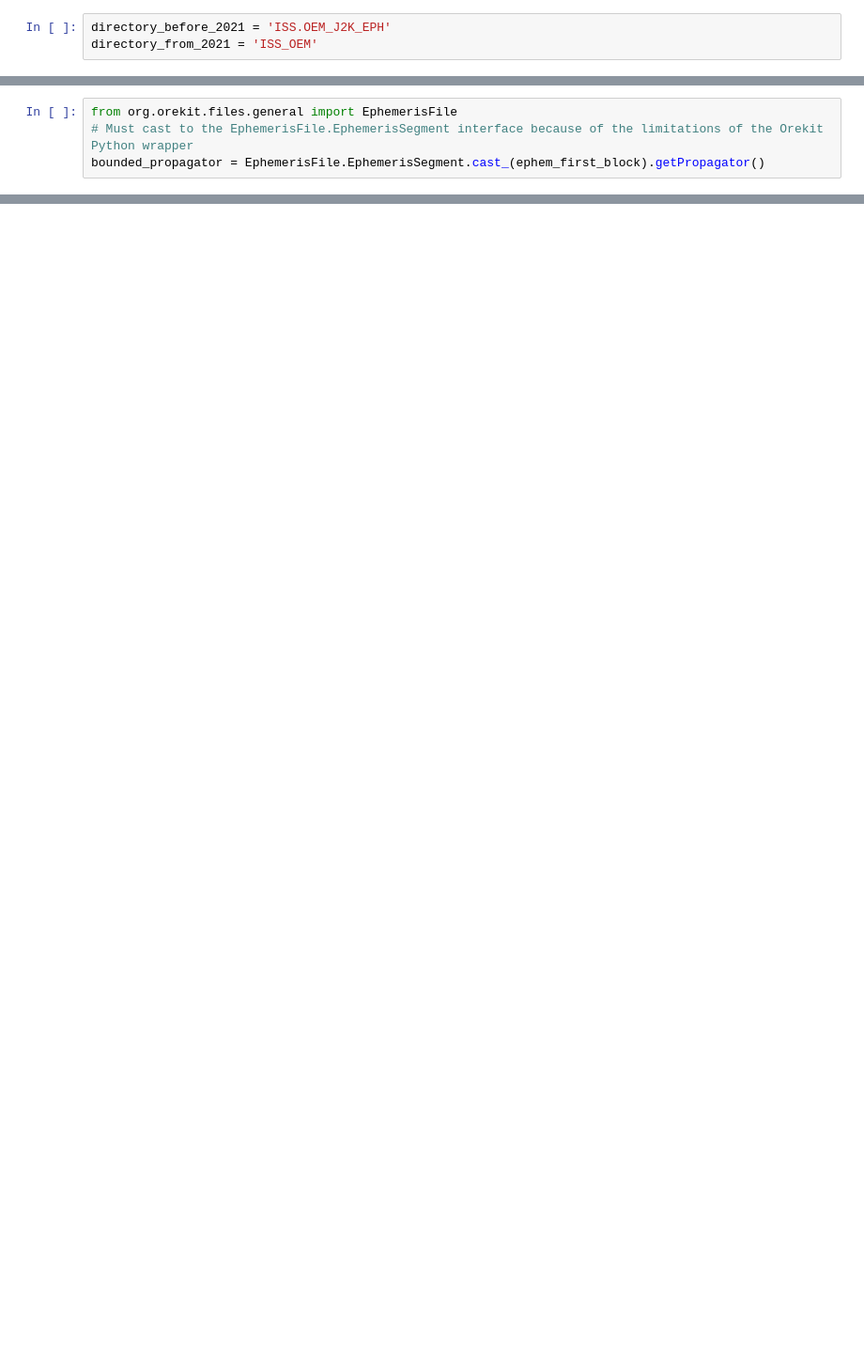
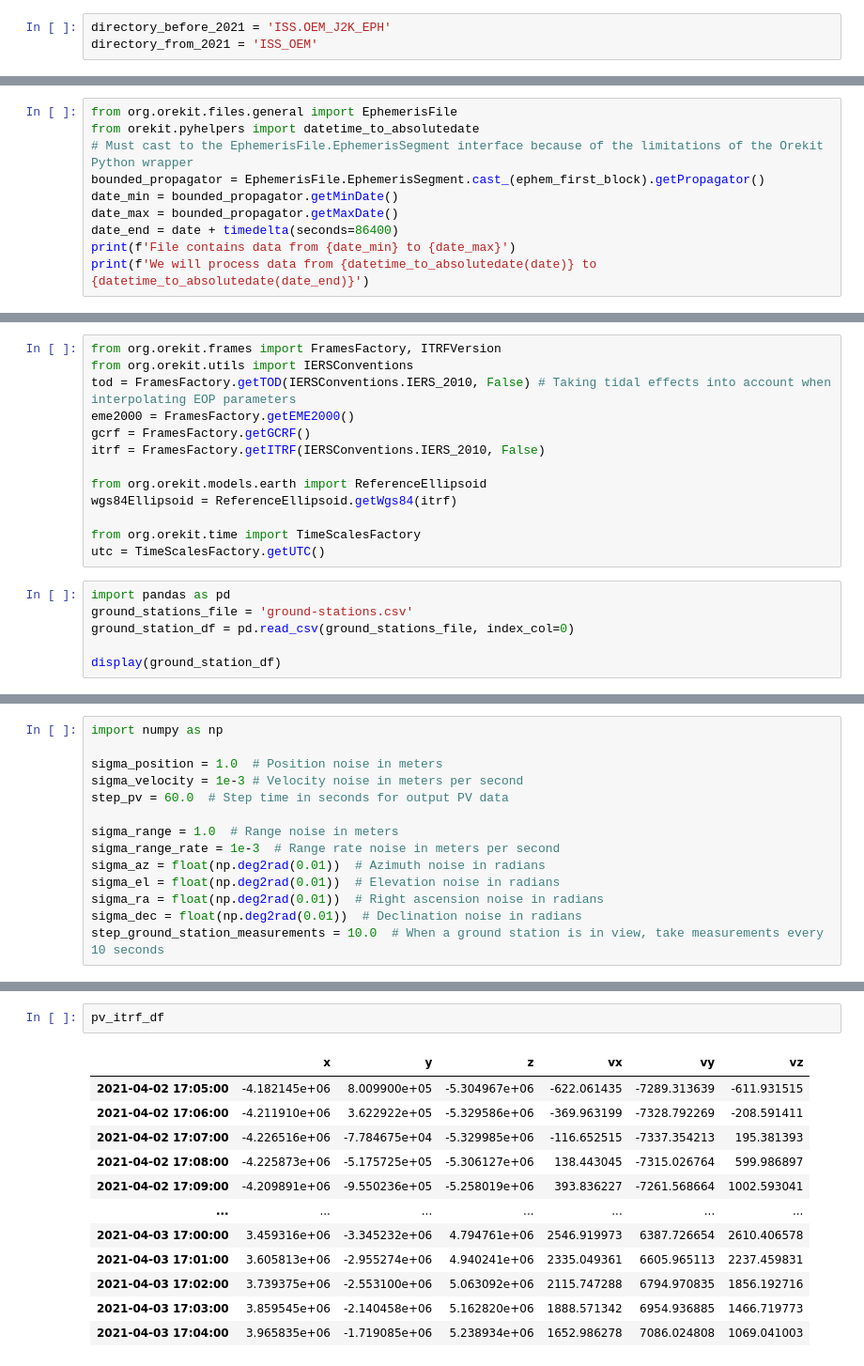
Before and after one commit to GorgiAstro/iss-ccsds-oem, a Jupyter notebook: 01-iss_ccsds_oem_read.ipynb, the cells around one changed output, grey strips where cells are left out. Shown at 94% size. Saved outputs shown, nothing was run; the diff lists cells and outputs as text; blank space fills up the shorter version.

Commit message:
Measurement generation: PV, RA/DEC, AZ/EL

```diff
--- a/01-iss_ccsds_oem_read.ipynb
+++ b/01-iss_ccsds_oem_read.ipynb
@@ -72,4 +74,10 @@ Getting the PV coordinates
 # %%
 from org.orekit.files.general import EphemerisFile
+from orekit.pyhelpers import datetime_to_absolutedate
 # Must cast to the EphemerisFile.EphemerisSegment interface because of the limitations of the Orekit Python wrapper
 bounded_propagator = EphemerisFile.EphemerisSegment.cast_(ephem_first_block).getPropagator()
+date_min = bounded_propagator.getMinDate()
+date_max = bounded_propagator.getMaxDate()
+date_end = date + timedelta(seconds=86400)
+print(f'File contains data from {date_min} to {date_max}')
+print(f'We will process data from {datetime_to_absolutedate(date)} to {datetime_to_absolutedate(date_end)}')
@@ -80,0 +91,19 @@ pv_eme2000 = bounded_propagator.getPVCoordinates(datetime_to_absolutedate(date),
+# %%
+from org.orekit.frames import FramesFactory, ITRFVersion
+from org.orekit.utils import IERSConventions
+tod = FramesFactory.getTOD(IERSConventions.IERS_2010, False) # Taking tidal effects into account when interpolating EOP parameters
+eme2000 = FramesFactory.getEME2000()
+gcrf = FramesFactory.getGCRF()
+itrf = FramesFactory.getITRF(IERSConventions.IERS_2010, False)
+
+from org.orekit.models.earth import ReferenceEllipsoid
+wgs84Ellipsoid = ReferenceEllipsoid.getWgs84(itrf)
+
+from org.orekit.time import TimeScalesFactory
+utc = TimeScalesFactory.getUTC()
+# %%
+import pandas as pd
+ground_stations_file = 'ground-stations.csv'
+ground_station_df = pd.read_csv(ground_stations_file, index_col=0)
+
+display(ground_station_df)
@@ -80,0 +118,14 @@ pv_eme2000 = bounded_propagator.getPVCoordinates(datetime_to_absolutedate(date),
+# %%
+import numpy as np
+
+sigma_position = 1.0  # Position noise in meters
+sigma_velocity = 1e-3 # Velocity noise in meters per second
+step_pv = 60.0  # Step time in seconds for output PV data
+
+sigma_range = 1.0  # Range noise in meters
+sigma_range_rate = 1e-3  # Range rate noise in meters per second
+sigma_az = float(np.deg2rad(0.01))  # Azimuth noise in radians
+sigma_el = float(np.deg2rad(0.01))  # Elevation noise in radians
+sigma_ra = float(np.deg2rad(0.01))  # Right ascension noise in radians
+sigma_dec = float(np.deg2rad(0.01))  # Declination noise in radians
+step_ground_station_measurements = 10.0  # When a ground station is in view, take measurements every 10 seconds
@@ -80,0 +285,15 @@ pv_eme2000 = bounded_propagator.getPVCoordinates(datetime_to_absolutedate(date),
+# %%
+pv_itrf_df
+# %% [output]
+|  | x | y | z | vx | vy | vz |
+| 2021-04-02 17:05:00 | -4.182145e+06 | 8.009900e+05 | -5.304967e+06 | -622.061435 | -7289.313639 | -611.931515 |
+| 2021-04-02 17:06:00 | -4.211910e+06 | 3.622922e+05 | -5.329586e+06 | -369.963199 | -7328.792269 | -208.591411 |
+| 2021-04-02 17:07:00 | -4.226516e+06 | -7.784675e+04 | -5.329985e+06 | -116.652515 | -7337.354213 | 195.381393 |
+| 2021-04-02 17:08:00 | -4.225873e+06 | -5.175725e+05 | -5.306127e+06 | 138.443045 | -7315.026764 | 599.986897 |
+| 2021-04-02 17:09:00 | -4.209891e+06 | -9.550236e+05 | -5.258019e+06 | 393.836227 | -7261.568664 | 1002.593041 |
+| ... | ... | ... | ... | ... | ... | ... |
+| 2021-04-03 17:00:00 | 3.459316e+06 | -3.345232e+06 | 4.794761e+06 | 2546.919973 | 6387.726654 | 2610.406578 |
+| 2021-04-03 17:01:00 | 3.605813e+06 | -2.955274e+06 | 4.940241e+06 | 2335.049361 | 6605.965113 | 2237.459831 |
+| 2021-04-03 17:02:00 | 3.739375e+06 | -2.553100e+06 | 5.063092e+06 | 2115.747288 | 6794.970835 | 1856.192716 |
+| 2021-04-03 17:03:00 | 3.859545e+06 | -2.140458e+06 | 5.162820e+06 | 1888.571342 | 6954.936885 | 1466.719773 |
+| 2021-04-03 17:04:00 | 3.965835e+06 | -1.719085e+06 | 5.238934e+06 | 1652.986278 | 7086.024808 | 1069.041003 |
```
Also changed, not shown: parts of 21 cells of this notebook, 1 other file.
